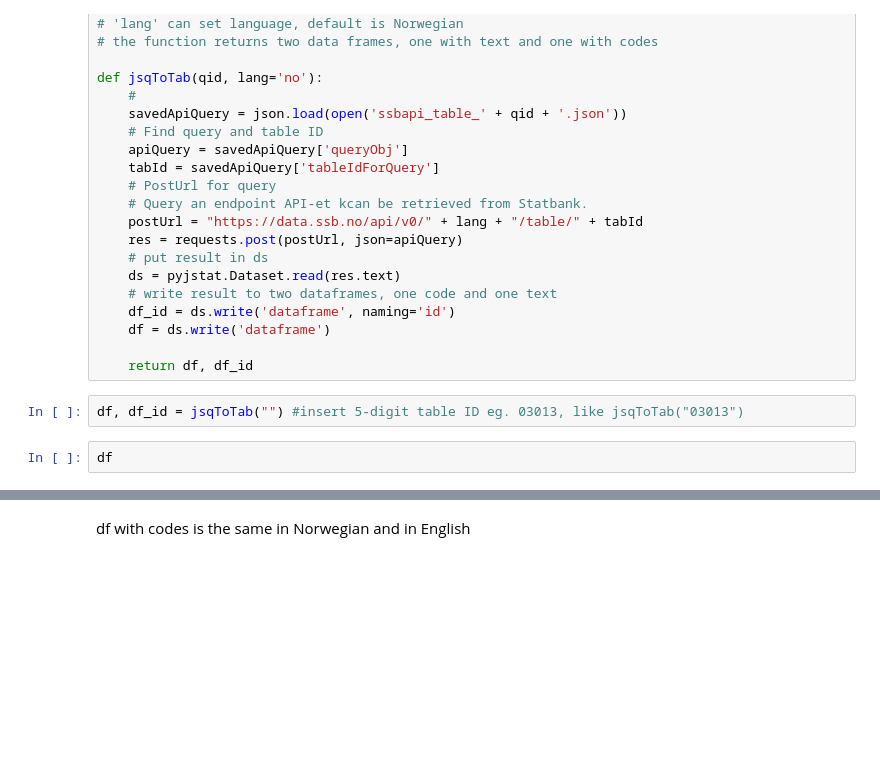
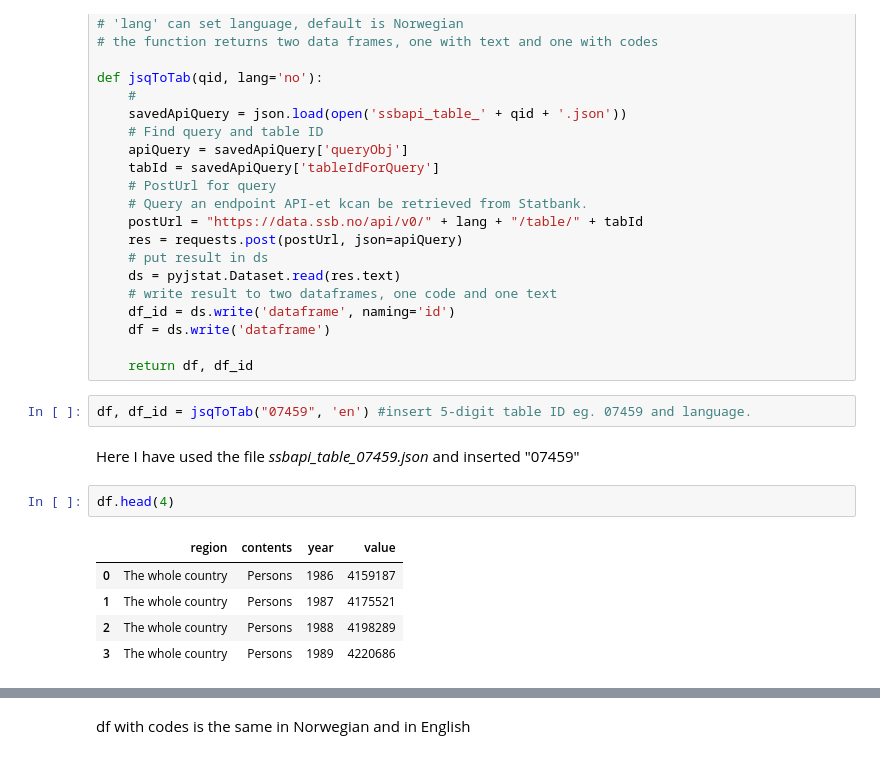
Before and after one commit to janbrus/ssb-api-python-examples, a Jupyter notebook: jsonstatToPandas_function-en.ipynb, the cells around one changed output, grey strips where cells are left out. Cells and saved outputs as stored; diff of their text form; blank space fills up the shorter version.

```diff
--- a/jsonstatToPandas_function-en.ipynb
+++ b/jsonstatToPandas_function-en.ipynb
@@ -151,7 +152,15 @@ def jsqToTab(qid, lang='no'):
 
 	return df, df_id
 # %%
-df, df_id = jsqToTab("") #insert 5-digit table ID eg. 03013, like jsqToTab("03013")
+df, df_id = jsqToTab("07459", 'en') #insert 5-digit table ID eg. 07459 and language.
+# %% [markdown]
+Here I have used the file  *ssbapi_table_07459.json* and inserted "07459"
 # %%
-df
+df.head(4)
+# %% [output]
+|  | region | contents | year | value |
+| 0 | The whole country | Persons | 1986 | 4159187 |
+| 1 | The whole country | Persons | 1987 | 4175521 |
+| 2 | The whole country | Persons | 1988 | 4198289 |
+| 3 | The whole country | Persons | 1989 | 4220686 |
 # %%
```
Also changed, not shown: parts of 17 cells of this notebook, 1 other file.
